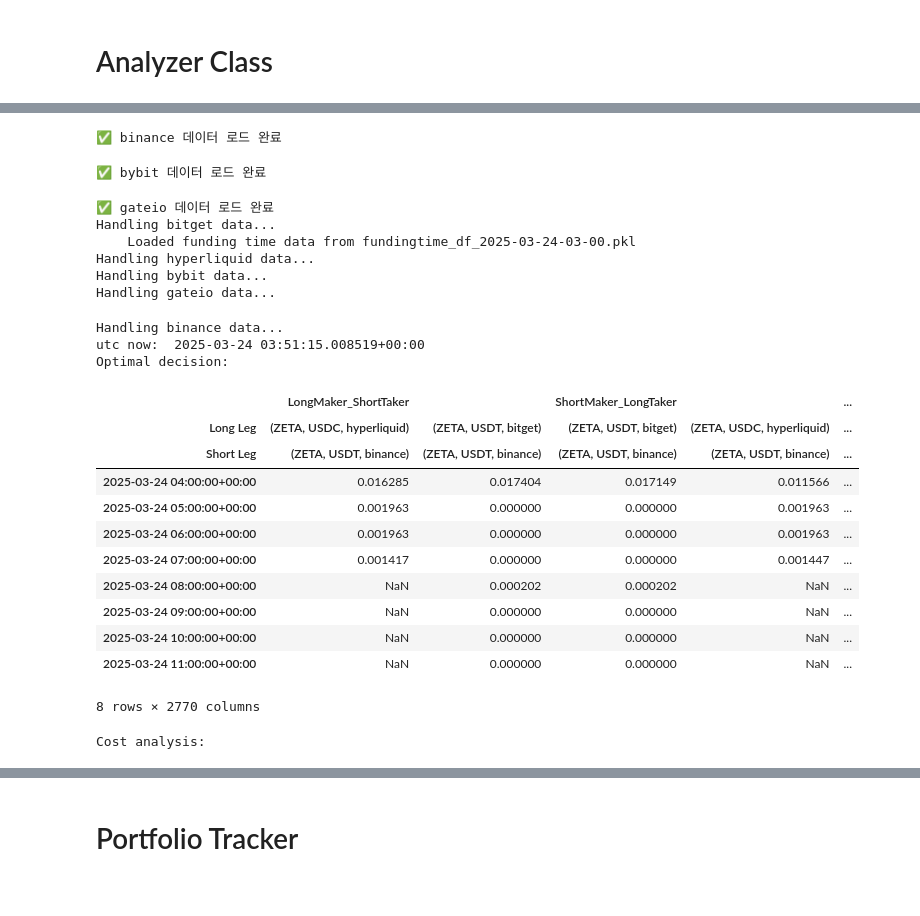
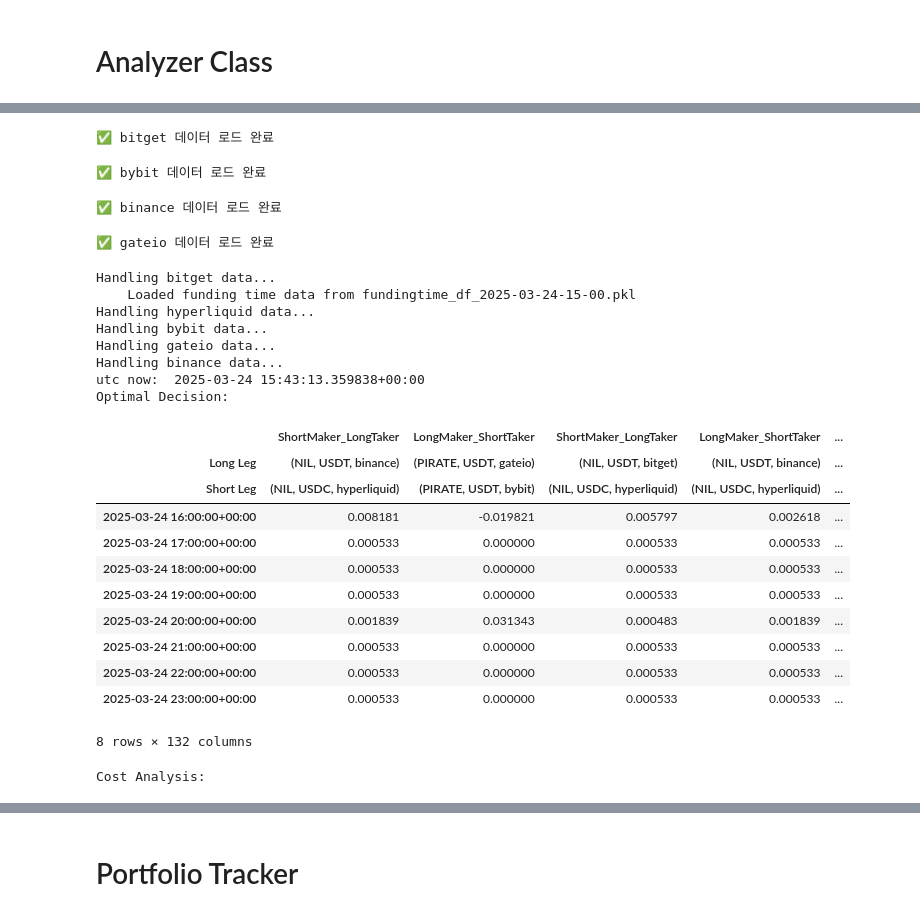
Before and after one commit to bokyoung96/Alphawave, a Jupyter notebook: ccxt_arb_SK_V4.ipynb, the cells around one changed output, grey strips where cells are left out. Cells and saved outputs as stored; diff of their text form; code cells hidden in the pictures.

```diff
--- a/ccxt_arb_SK_V4.ipynb
+++ b/ccxt_arb_SK_V4.ipynb
@@ -700,0 +756,3 @@ class ExchangeDataFetcher:
+# %%
+fetcher = ExchangeDataFetcher()
+fetcher.get_exchange_balances_N_positions()
@@ -816,8 +904,6 @@ class FundingRateAnalyzer:
         long_maker_short_taker_df.iloc[0] += (price_impact_fees['long_maker_short_taker_pi'] - price_impact_fees['long_maker_short_taker_fee'])
         short_maker_long_taker_df.iloc[0] += (price_impact_fees['short_maker_long_taker_pi'] - price_impact_fees['short_maker_long_taker_fee'])
 
-        long_maker_short_taker_df
-
         is_next_nan = pd.isna(long_maker_short_taker_df).shift(-1).copy()
         is_next_nan.iloc[-1] = False
         long_maker_short_taker_fee_df = pd.DataFrame(
@@ -847,12 +933,11 @@ class FundingRateAnalyzer:
 
     def analyze(self, horizon=8):
         """전체 분석 프로세스 실행"""
-
         funding_frame_df = self.create_funding_frame(horizon)
         funding_spread_df = self.calculate_base_differences(funding_frame_df)
         #포지션을 잡고 funding rate 수취 양수 수익률 쌍만 필터링
         positive_fill_nan_df = self.filter_positive_return_pairs(funding_spread_df)
-        #두 페어 모두 1BP인 페어 negative screening
+        #두 페어 모두 8H Funding Rate 합산이 1BP인 페어 negative screening
         longLeg_1BP=(self.FundingRate_Whole['fundingRate_8H'][positive_fill_nan_df.columns.get_level_values(0)]==0.0001).values
         shortLeg_1BP=(self.FundingRate_Whole['fundingRate_8H'][positive_fill_nan_df.columns.get_level_values(1)]==0.0001).values
         positive_fill_nan_df= positive_fill_nan_df.loc[:,(~longLeg_1BP)|(~shortLeg_1BP)]
@@ -860,9 +945,24 @@ class FundingRateAnalyzer:
         filtered_df = positive_fill_nan_df.loc[:,positive_fill_nan_df.iloc[0] > 0]
         price_impact_fees = self.calculate_price_impact_and_fees(filtered_df)
         long_maker_short_taker_df, short_maker_long_taker_df = self.apply_fees_to_returns(filtered_df, price_impact_fees)
+        #Positive PI를 제외하고, 수수료를 내면서 포지션을 잡고 funding rate 수취 양수 수익률 쌍말 필터링
+        long_maker_short_taker_PositivePI=price_impact_fees['long_maker_short_taker_pi'].copy()
+        long_maker_short_taker_PositivePI[long_maker_short_taker_PositivePI<0]=0
+        short_maker_long_taker_PositivePI=price_impact_fees['short_maker_long_taker_pi'].copy()
+        short_maker_long_taker_PositivePI[short_maker_long_taker_PositivePI<0]=0
+
+        long_maker_short_taker_df_withoutPositivePI=long_maker_short_taker_df.copy()
+        short_maker_long_taker_df_withoutPositivePI=short_maker_long_taker_df.copy()
+        long_maker_short_taker_df_withoutPositivePI.iloc[0] = long_maker_short_taker_df_withoutPositivePI.iloc[0] - (long_maker_short_taker_PositivePI)
+        short_maker_long_taker_df_withoutPositivePI.iloc[0] = short_maker_long_taker_df_withoutPositivePI.iloc[0] - (short_maker_long_taker_PositivePI)
+
+        long_maker_short_taker_screened=long_maker_short_taker_df_withoutPositivePI.sum().round(6)>0
+        long_maker_short_taker_screened_PriceImpantImplied=long_maker_short_taker_df.loc[:,long_maker_short_taker_screened]
+        short_maker_long_taker_screened=short_maker_long_taker_df_withoutPositivePI.sum().round(6)>0
+        short_maker_long_taker_screened_PriceImpantImplied=short_maker_long_taker_df.loc[:,short_maker_long_taker_screened]
 
         opt_decision = pd.concat(
-            [long_maker_short_taker_df, short_maker_long_taker_df],
+            [long_maker_short_taker_screened_PriceImpantImplied, short_maker_long_taker_screened_PriceImpantImplied],
             axis=1,
             keys=['LongMaker_ShortTaker', 'ShortMaker_LongTaker']
         )
@@ -910,10 +1010,10 @@ if __name__ == "__main__":
     funding_frame_df, opt_decision_sorted = analyzer.analyze(horizon=8)
     cost_df = analyzer.calculate_cost_analysis(opt_decision_sorted)
     print('utc now: ', fetcher.utc_now)
-    print('Optimal decision:')
+    print('Optimal Decision:')
     display(opt_decision_sorted)
-    print('Cost analysis:')
+    print('Cost Analysis:')
     display(cost_df)
-    print('Free balance:')
-    display(fetcher.get_exchange_balances())
+    print('Balance:')
+    display(fetcher.get_exchange_balances_N_positions())
 # %% [output]
@@ -921,25 +1020,26 @@ if __name__ == "__main__":
 ✅ hyperliquid 데이터 로드 완료
-✅ binance 데이터 로드 완료
+✅ bitget 데이터 로드 완료
 ✅ bybit 데이터 로드 완료
-✅ gateio 데이터 로드 완료
-Handling bitget data...
-    Loaded funding time data from fundingtime_df_2025-03-24-03-00.pkl
-Handling hyperliquid data...
-Handling bybit data...
-Handling gateio data...
+✅ binance 데이터 로드 완료
-Handling binance data...
-utc now:  2025-03-24 03:51:15.008519+00:00
-Optimal decision:
+✅ gateio 데이터 로드 완료
+Handling bitget data...
+    Loaded funding time data from fundingtime_df_2025-03-24-15-00.pkl
+Handling hyperliquid data...
+Handling bybit data...
+Handling gateio data...
+Handling binance data...
+utc now:  2025-03-24 15:43:13.359838+00:00
+Optimal Decision:
-|  | LongMaker_ShortTaker |  | ShortMaker_LongTaker |  | ... |
-| Long Leg | (ZETA, USDC, hyperliquid) | (ZETA, USDT, bitget) | (ZETA, USDT, bitget) | (ZETA, USDC, hyperliquid) | ... |
-| Short Leg | (ZETA, USDT, binance) | (ZETA, USDT, binance) | (ZETA, USDT, binance) | (ZETA, USDT, binance) | ... |
-| 2025-03-24 04:00:00+00:00 | 0.016285 | 0.017404 | 0.017149 | 0.011566 | ... |
-| 2025-03-24 05:00:00+00:00 | 0.001963 | 0.000000 | 0.000000 | 0.001963 | ... |
-| 2025-03-24 06:00:00+00:00 | 0.001963 | 0.000000 | 0.000000 | 0.001963 | ... |
-| 2025-03-24 07:00:00+00:00 | 0.001417 | 0.000000 | 0.000000 | 0.001447 | ... |
-| 2025-03-24 08:00:00+00:00 | NaN | 0.000202 | 0.000202 | NaN | ... |
-| 2025-03-24 09:00:00+00:00 | NaN | 0.000000 | 0.000000 | NaN | ... |
-| 2025-03-24 10:00:00+00:00 | NaN | 0.000000 | 0.000000 | NaN | ... |
-| 2025-03-24 11:00:00+00:00 | NaN | 0.000000 | 0.000000 | NaN | ... |
+|  | ShortMaker_LongTaker | LongMaker_ShortTaker | ShortMaker_LongTaker | LongMaker_ShortTaker | ... |
+| Long Leg | (NIL, USDT, binance) | (PIRATE, USDT, gateio) | (NIL, USDT, bitget) | (NIL, USDT, binance) | ... |
+| Short Leg | (NIL, USDC, hyperliquid) | (PIRATE, USDT, bybit) | (NIL, USDC, hyperliquid) | (NIL, USDC, hyperliquid) | ... |
+| 2025-03-24 16:00:00+00:00 | 0.008181 | -0.019821 | 0.005797 | 0.002618 | ... |
+| 2025-03-24 17:00:00+00:00 | 0.000533 | 0.000000 | 0.000533 | 0.000533 | ... |
+| 2025-03-24 18:00:00+00:00 | 0.000533 | 0.000000 | 0.000533 | 0.000533 | ... |
+| 2025-03-24 19:00:00+00:00 | 0.000533 | 0.000000 | 0.000533 | 0.000533 | ... |
+| 2025-03-24 20:00:00+00:00 | 0.001839 | 0.031343 | 0.000483 | 0.001839 | ... |
+| 2025-03-24 21:00:00+00:00 | 0.000533 | 0.000000 | 0.000533 | 0.000533 | ... |
+| 2025-03-24 22:00:00+00:00 | 0.000533 | 0.000000 | 0.000533 | 0.000533 | ... |
+| 2025-03-24 23:00:00+00:00 | 0.000533 | 0.000000 | 0.000533 | 0.000533 | ... |
-8 rows × 2770 columns
-Cost analysis:
+8 rows × 132 columns
+Cost Analysis:
```
Also changed, not shown: parts of 8 cells of this notebook.
